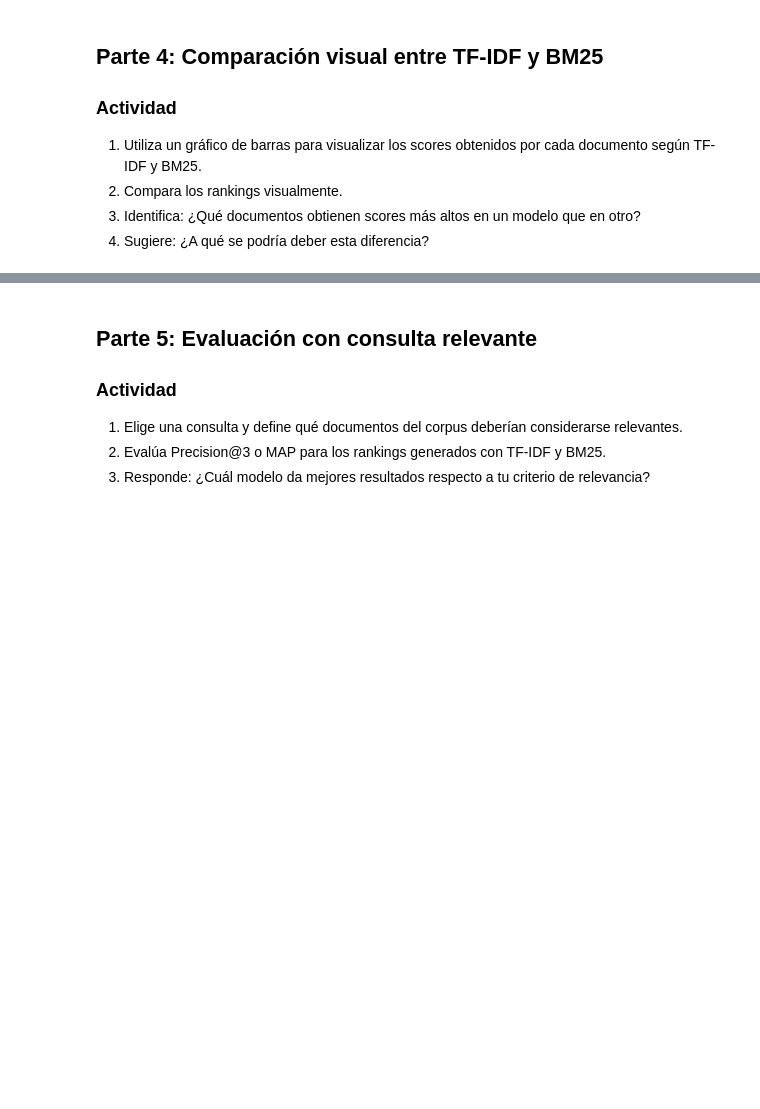
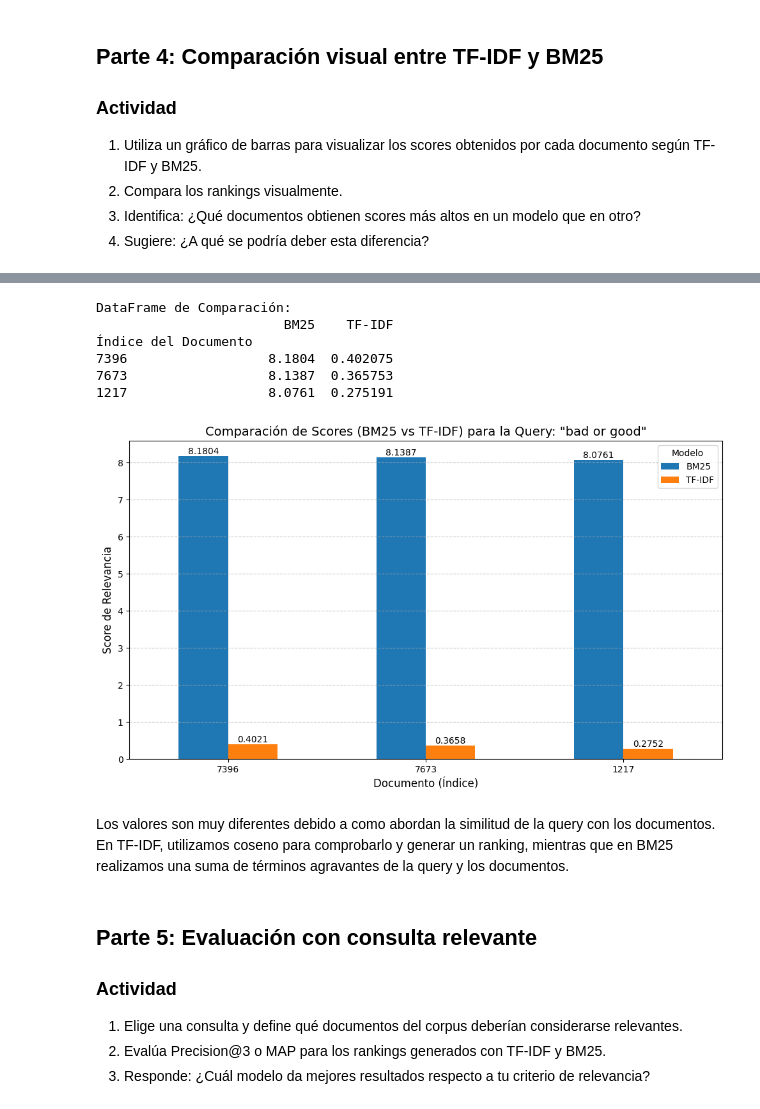
Before and after one commit to NwDann/Data-Science-and-Information-Recuperation, a Jupyter notebook: Ejercicio4-RI/Ejercicio_4_RecuperacionInf_(BM25_TF_IDF).ipynb, the cells around one changed output, grey strips where cells are left out. Cells and saved outputs as stored; diff of their text form; code cells hidden in the pictures; blank space fills up the shorter version.

```diff
--- a/Ejercicio4-RI/Ejercicio_4_RecuperacionInf_(BM25_TF_IDF).ipynb
+++ b/Ejercicio4-RI/Ejercicio_4_RecuperacionInf_(BM25_TF_IDF).ipynb
@@ -333,3 +497,57 @@ TF-IDF rank del query: vegetarian onion diet
+# %%
+bm25_data = {
+    '7396': 8.1804,
+    '7673': 8.1387,
+    '1217': 8.0761
+}
+
+tfidf_data = {
+    '7396': 0.402075,
+    '7673': 0.365753, # Este índice parece ser el mismo que el segundo de tu output TF-IDF
+    '1217': 0.275191
+}
+# %%
+df_comparison = pd.DataFrame({
+    'BM25': pd.Series(bm25_data),
+    'TF-IDF': pd.Series(tfidf_data)
+})
+
+# Reordenar y limpiar
+df_comparison.index.name = 'Índice del Documento'
+df_comparison.sort_values(by='BM25', ascending=False, inplace=True)
+
+# Muestra el DataFrame para verificar los datos antes de graficar
+print("DataFrame de Comparación:")
+print(df_comparison)
+# %% [output]
+DataFrame de Comparación:
+                        BM25    TF-IDF
+Índice del Documento
+7396                  8.1804  0.402075
+7673                  8.1387  0.365753
+1217                  8.0761  0.275191
+# %%
+import matplotlib.pyplot as plt
+
+fig, ax = plt.subplots(figsize=(10, 6))
+
+df_comparison.plot.bar(ax=ax, rot=0)
+
+ax.set_title(f'Comparación de Scores (BM25 vs TF-IDF) para la Query: "bad or good"', fontsize=14)
+ax.set_xlabel('Documento (Índice)', fontsize=12)
+ax.set_ylabel('Score de Relevancia', fontsize=12)
+ax.legend(title='Modelo')
+ax.grid(axis='y', linestyle='--', alpha=0.7)
+
+for container in ax.containers:
+    ax.bar_label(container, fmt='%.4f')
+
+plt.tight_layout()
+plt.show()
+# %% [output]
+[figure, added]
+# %% [markdown]
+Los valores son muy diferentes debido a como abordan la similitud de la query con los documentos. En TF-IDF, utilizamos coseno para comprobarlo y generar un ranking, mientras que en BM25 realizamos una suma de términos agravantes de la query y los documentos.
 # %% [markdown]
 ## Parte 5: Evaluación con consulta relevante
 
```
Also changed, not shown: parts of 34 cells of this notebook.
